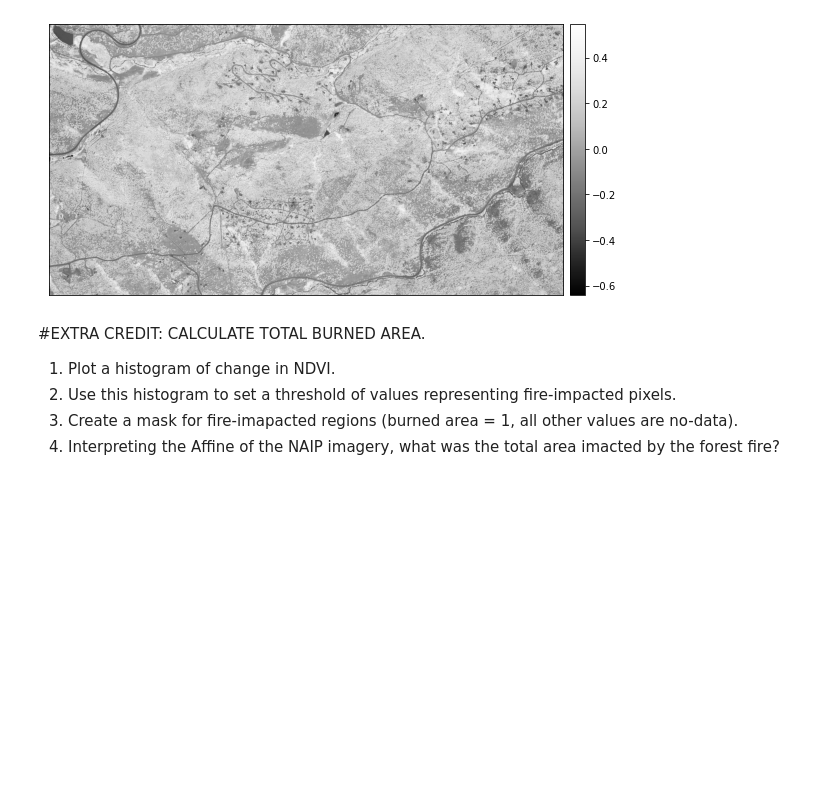
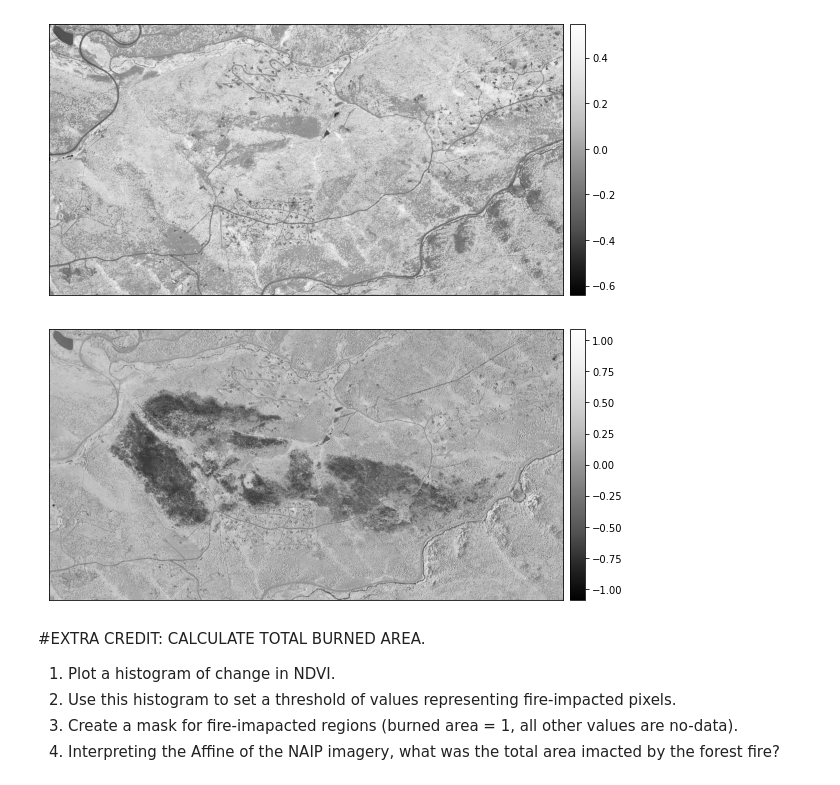
Before and after one commit to SU-Beibei/EnvDatSci22, a Jupyter notebook: “Beibei_RasterData101_ipynb”.ipynb, the cells around one changed output. Drawn from its saved outputs; the diff is of its cells as text; code cells hidden in the pictures; blank space fills up the shorter version.

```diff
--- a/“Beibei_RasterData101_ipynb”.ipynb
+++ b/“Beibei_RasterData101_ipynb”.ipynb
@@ -714,6 +714,13 @@ ep.plot_bands(NDVI_pre, figsize=(10, 5))
 plt.show()
 # %% [output]
 [figure]
+# %%
+NDVI_diff = NDVI_post - NDVI_pre
+# %%
+ep.plot_bands(NDVI_diff, figsize=(10, 5))
+plt.show()
+# %% [output]
+[figure, added]
 # %% [markdown]
 #EXTRA CREDIT: CALCULATE TOTAL BURNED AREA.
 1. Plot a histogram of change in NDVI.
```
Also changed, not shown: parts of 1 cell of this notebook.
